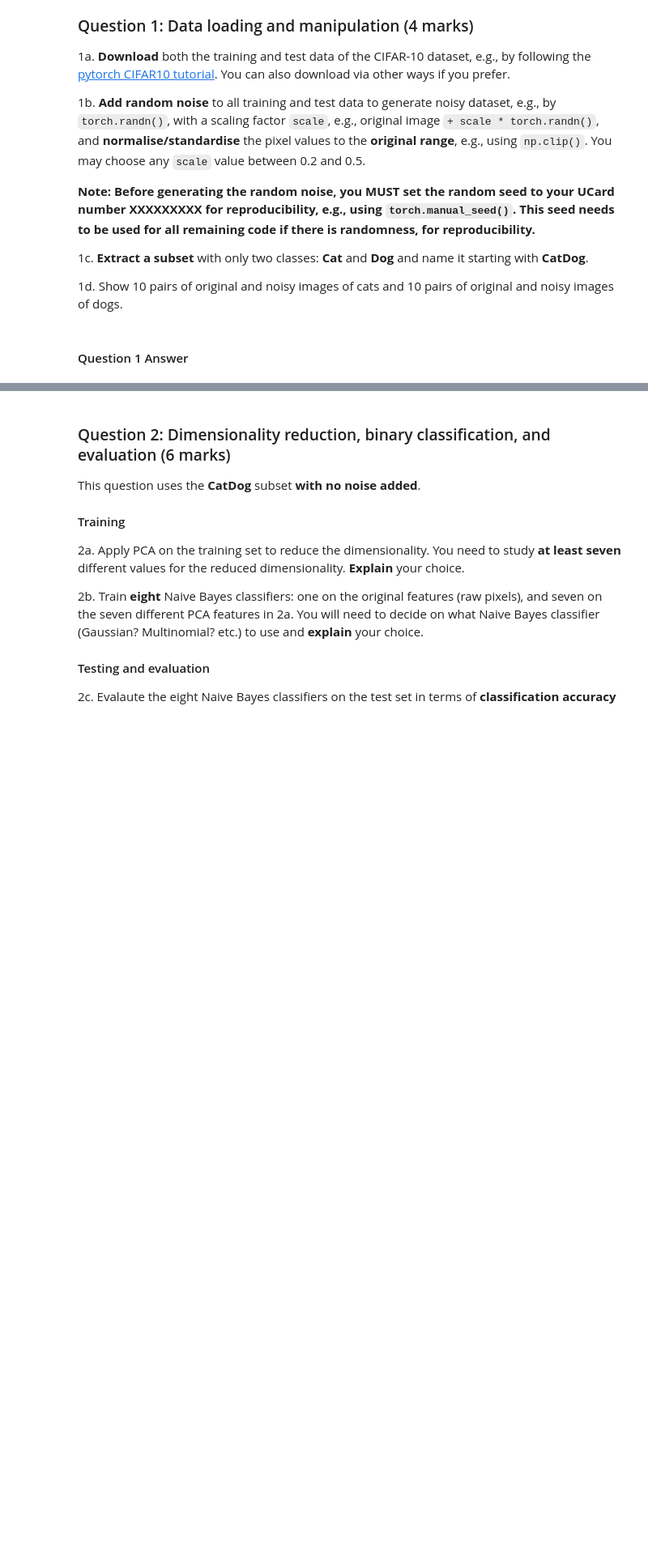
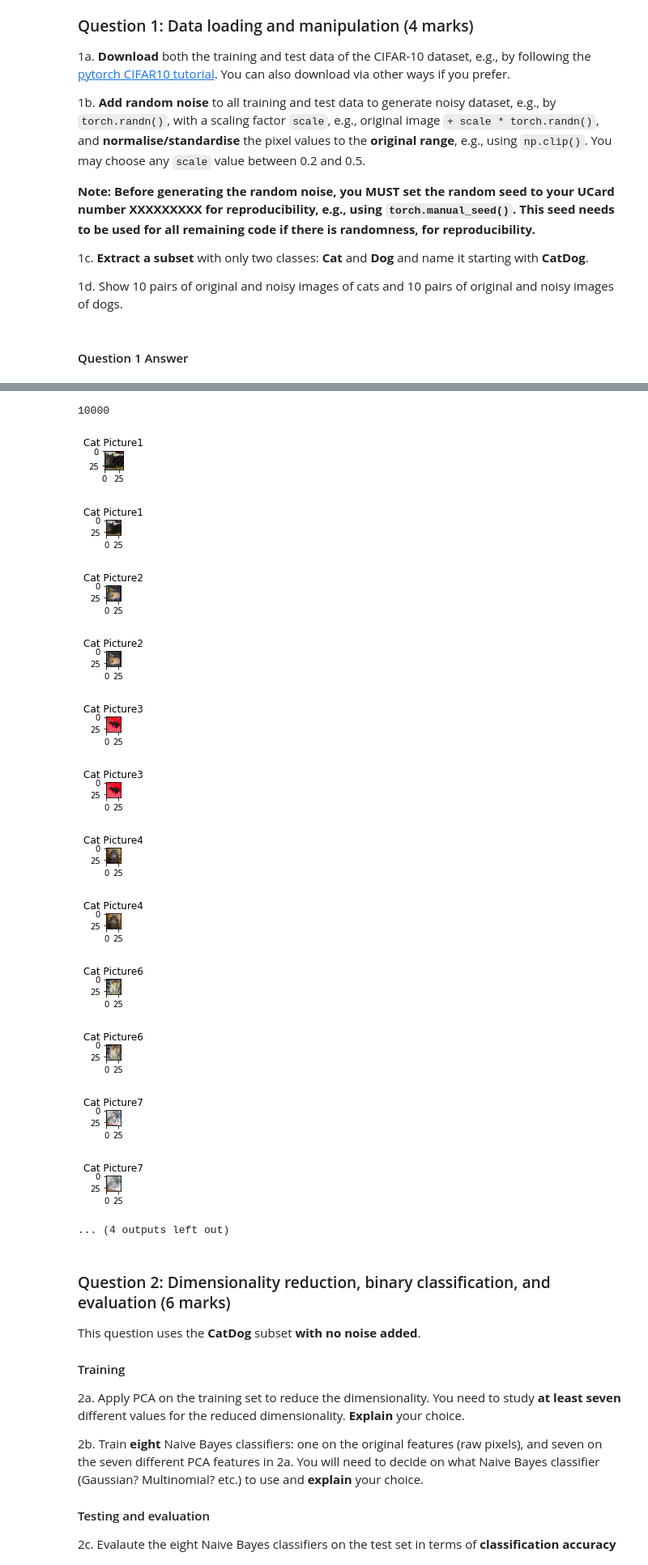
Before and after one commit to DoHerasYang/Machine-Learning-Labs, a Jupyter notebook: Assignment/Assignment2/COM4509-6509_Assignment_2_UCard_XXXXXXXXX.ipynb, the cells around one changed output, grey strips where cells are left out. Shown at 81% size. Saved outputs shown, nothing was run; the diff lists cells and outputs as text; code cells hidden in the pictures; blank space fills up the shorter version.

```diff
--- a/Assignment/Assignment2/COM4509-6509_Assignment_2_UCard_XXXXXXXXX.ipynb
+++ b/Assignment/Assignment2/COM4509-6509_Assignment_2_UCard_XXXXXXXXX.ipynb
@@ -60,3 +133,77 @@ In this assignment, we will work on the [**CIFAR-10 dataset**](https://www.cs.to
+# %%
+#Extract a subset with only two classes: Cat and Dog and name it starting with CatDog.
+classes = ('plane','car','bird','cat','deer','dog','frog','horse','ship','truck')
+CatDog_train = list()
+CatDog_test = list()
+CatDog_original_catdog = list()
+
+for data,label in noise_train:
+    if label == 3 or label == 5:
+        CatDog_train.append((data,label))
+for data,label in noise_test:
+    if label == 3 or label == 5:
+        CatDog_test.append((data,label))
+for data,label in list_traindata:
+    if label == 3 or label == 5:
+        CatDog_original_catdog.append((data,label))
+# %%
+len(CatDog_train)
+# %% [output]
+10000
+# %%
+# Show 10 pairs of original and noisy images of cats and 10 pairs of original and noisy images of dogs.
+
+def cat_imshow(img,i,n_row = 1,n_col = 2):
+    plt.figure(figsize=(1.8 * n_col, 2.4 * n_row))
+    for i in range(n_row * n_col):
+        img = img[i]/2 + 0.5
+        npimg = img.numpy()
+        plt.subplot(n_row,n_col,i+1)
+        plt.imshow(np.transpose(npimg,(1, 2, 0)))
+        num
+
+
+
+    img = img / 2 + 0.5     # unnormalize
+    npimg = img.numpy()
+    plt.subplot(10,2,i+1)
+    plt.imshow(np.transpose(npimg, (1, 2, 0)))
+    num = str(i+1)
+    plt.title('Cat Picture'+ num)
+    plt.show()
+
+def dog_imshow(img,i):
+    img = img / 2 + 0.5     # unnormalize
+    npimg = img.numpy()
+    plt.figure(figsize=(8,4))
+    plt.subplot(10,2,i+1)
+    plt.imshow(np.transpose(npimg, (1, 2, 0)))
+    num = str(i)
+    plt.title('Picture'+ num)
+    plt.show()
+
+plt.figure(figsize = (10,5))
+plt.subplots_adjust(bottom = 0, left=.01, right=.99, top=.90, hspace=.35)
+for i in range(100):
+    if CatDog_train[i][1] == 3 and CatDog_original_catdog[i][1] == 3:
+        cat_imshow(
+            [CatDog_train[i][0],CatDog_original_catdog[i][0]],
+            i
+        )
+# %% [output]
+[figure, added]
+[figure, added]
+[figure, added]
+[figure, added]
+[figure, added]
+[figure, added]
+[figure, added]
+[figure, added]
+[figure, added]
+[figure, added]
+[figure, added]
+[figure, added]
+... (4 outputs left out)
 # %% [markdown]
 ### Question 2: Dimensionality reduction, binary classification, and evaluation (6 marks)
 
```
Also changed, not shown: parts of 4 cells of this notebook, 11 other files.
